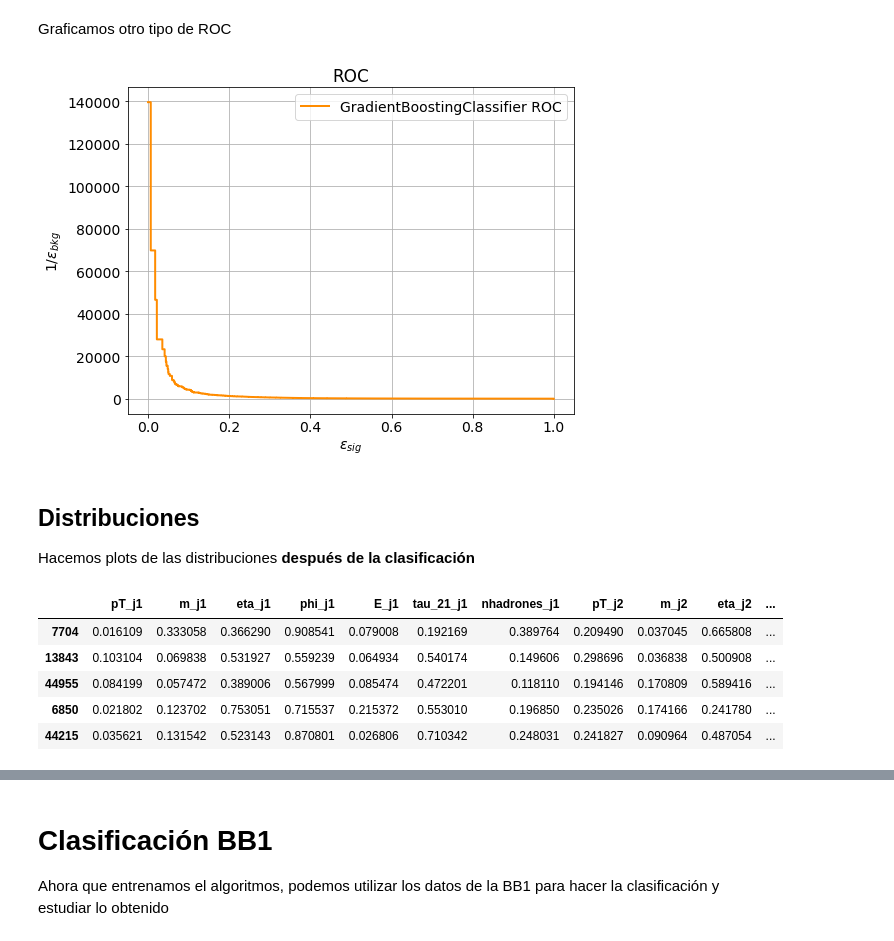
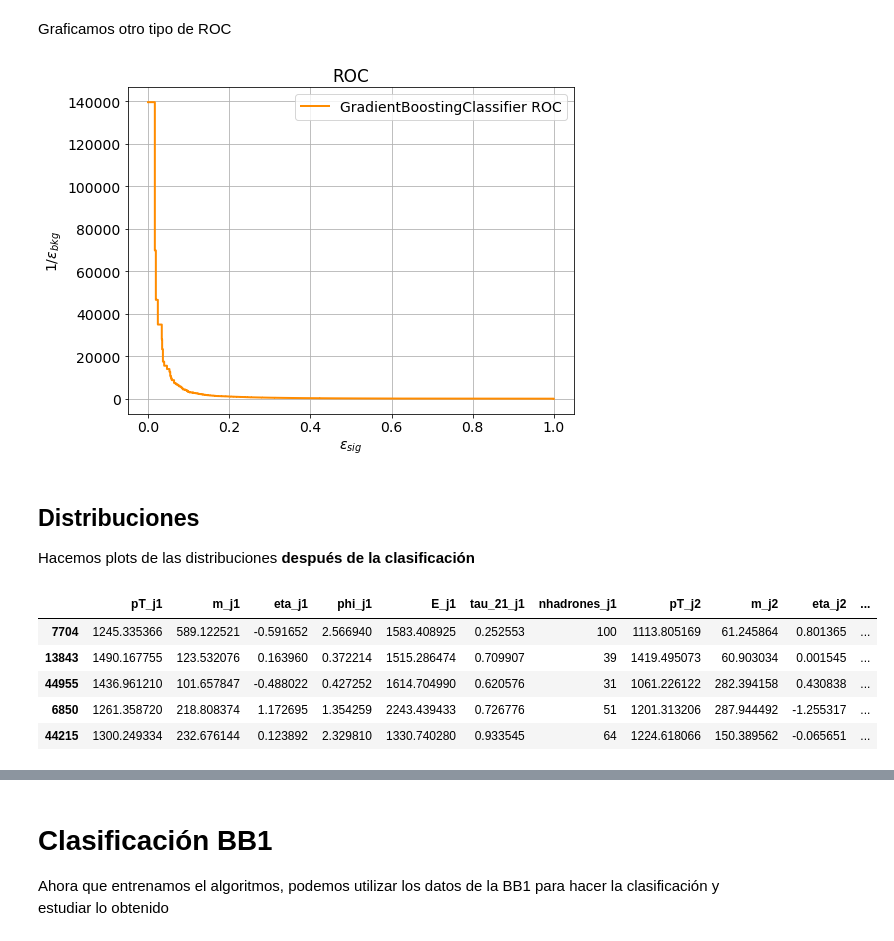
Before and after one commit to marianaiv/benchtools, a Jupyter notebook: notebooks/GBC-clasificacion.ipynb, the cells around one changed output, grey strips where cells are left out. Drawn from its saved outputs; the diff is of its cells as text; code cells hidden in the pictures.

```diff
--- a/notebooks/GBC-clasificacion.ipynb
+++ b/notebooks/GBC-clasificacion.ipynb
@@ -54,13 +54,14 @@ def data_ready(df, label='label'):
     X = df[carac_cols]
 
     # Normalizamos los datos
+    '''
     for column in list(X.columns):
         feature = np.array(X[column]).reshape(-1,1)
         scaler = MinMaxScaler()
         scaler.fit(feature)
         feature_scaled = scaler.transform(feature)
         X[column] = feature_scaled.reshape(1,-1)[0]
-
+    '''
     # Obtenemos la serie con la información sobre señal o fondo
     y = df[label]
 
@@ -74,0 +78,5 @@ X_test = X_test_m.drop(['m_j1', 'm_j2', 'm_jj'], axis=1)
+# %%
+# Estandarizamos las variables
+scaler = MinMaxScaler()
+X_train[X_train.columns] = scaler.fit_transform(X_train[X_train.columns])
+X_test[X_test.columns] = scaler.fit_transform(X_test[X_test.columns])
@@ -230,7 +247,7 @@ plt.ylabel('$1/\epsilon_{bkg}$')
 plt.title('ROC')
 plt.show()
 # %% [output]
-[figure, old version]
+[figure, new version]
 # %% [markdown]
 ## Distribuciones
 Hacemos plots de las distribuciones **después de la clasificación**
@@ -277,17 +286,19 @@ def plot_comp(df, variable, jets = 'principales', n_bins=50, log=False):
 
     return plt.show()
 # %%
+df_test = df.iloc[y_test.index].copy()
+
 X_test_m['y_pred'] = y_pred
-X_test_m['y_test'] = y_test
+X_test_m['label'] = y_test
 
 X_test_m.head()
 # %% [output]
 |  | pT_j1 | m_j1 | eta_j1 | phi_j1 | E_j1 | tau_21_j1 | nhadrones_j1 | pT_j2 | m_j2 | eta_j2 | ... |
-| 7704 | 0.016109 | 0.333058 | 0.366290 | 0.908541 | 0.079008 | 0.192169 | 0.389764 | 0.209490 | 0.037045 | 0.665808 | ... |
-| 13843 | 0.103104 | 0.069838 | 0.531927 | 0.559239 | 0.064934 | 0.540174 | 0.149606 | 0.298696 | 0.036838 | 0.500908 | ... |
-| 44955 | 0.084199 | 0.057472 | 0.389006 | 0.567999 | 0.085474 | 0.472201 | 0.118110 | 0.194146 | 0.170809 | 0.589416 | ... |
-| 6850 | 0.021802 | 0.123702 | 0.753051 | 0.715537 | 0.215372 | 0.553010 | 0.196850 | 0.235026 | 0.174166 | 0.241780 | ... |
-| 44215 | 0.035621 | 0.131542 | 0.523143 | 0.870801 | 0.026806 | 0.710342 | 0.248031 | 0.241827 | 0.090964 | 0.487054 | ... |
+| 7704 | 1245.335366 | 589.122521 | -0.591652 | 2.566940 | 1583.408925 | 0.252553 | 100 | 1113.805169 | 61.245864 | 0.801365 | ... |
+| 13843 | 1490.167755 | 123.532076 | 0.163960 | 0.372214 | 1515.286474 | 0.709907 | 39 | 1419.495073 | 60.903034 | 0.001545 | ... |
+| 44955 | 1436.961210 | 101.657847 | -0.488022 | 0.427252 | 1614.704990 | 0.620576 | 31 | 1061.226122 | 282.394158 | 0.430838 | ... |
+| 6850 | 1261.358720 | 218.808374 | 1.172695 | 1.354259 | 2243.439433 | 0.726776 | 51 | 1201.313206 | 287.944492 | -1.255317 | ... |
+| 44215 | 1300.249334 | 232.676144 | 0.123892 | 2.329810 | 1330.740280 | 0.933545 | 64 | 1224.618066 | 150.389562 | -0.065651 | ... |
 # %%
 lista = ['pT_j1', 'pT_j2', 'phi_j1', 'eta_j1', 'nhadrones_j1',
          'm_j1', 'm_j2', 'nhadrones_j2', 'm_jj','tau_21_j1',
```
Also changed, not shown: parts of 10 cells of this notebook.
